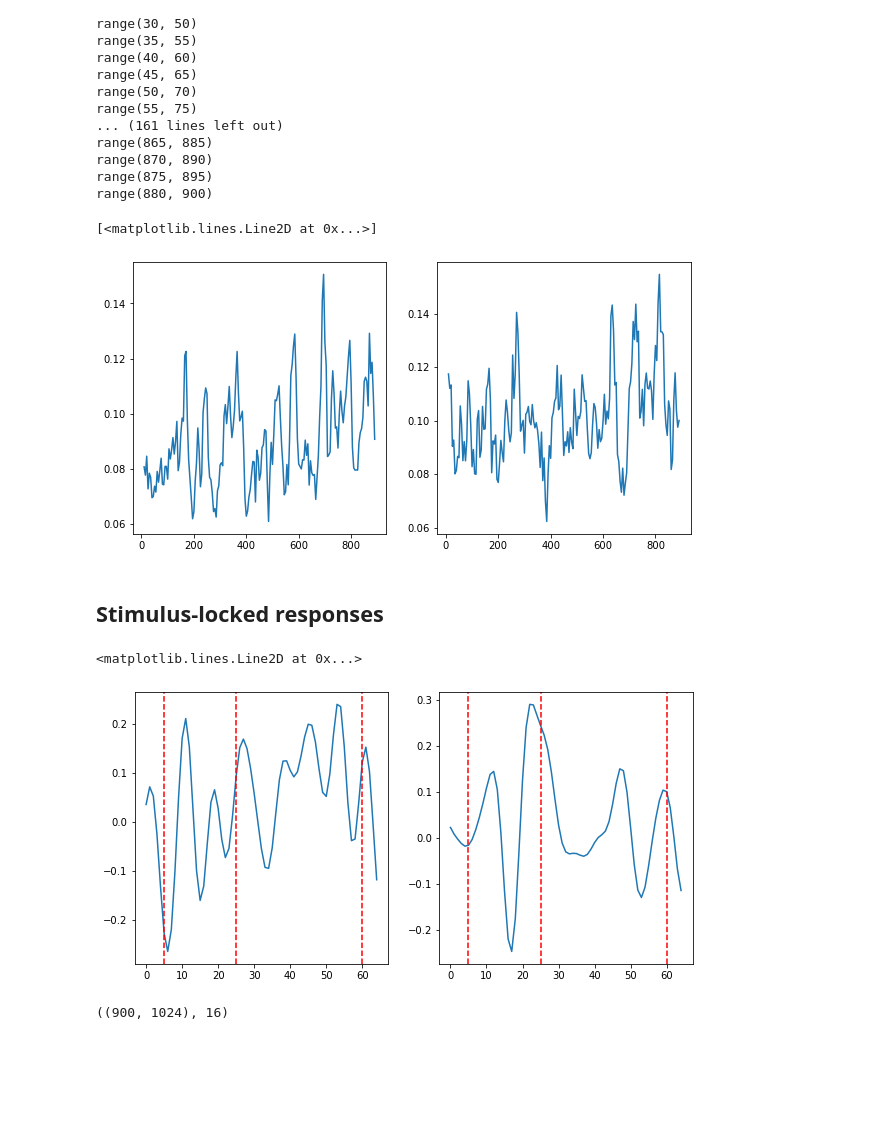
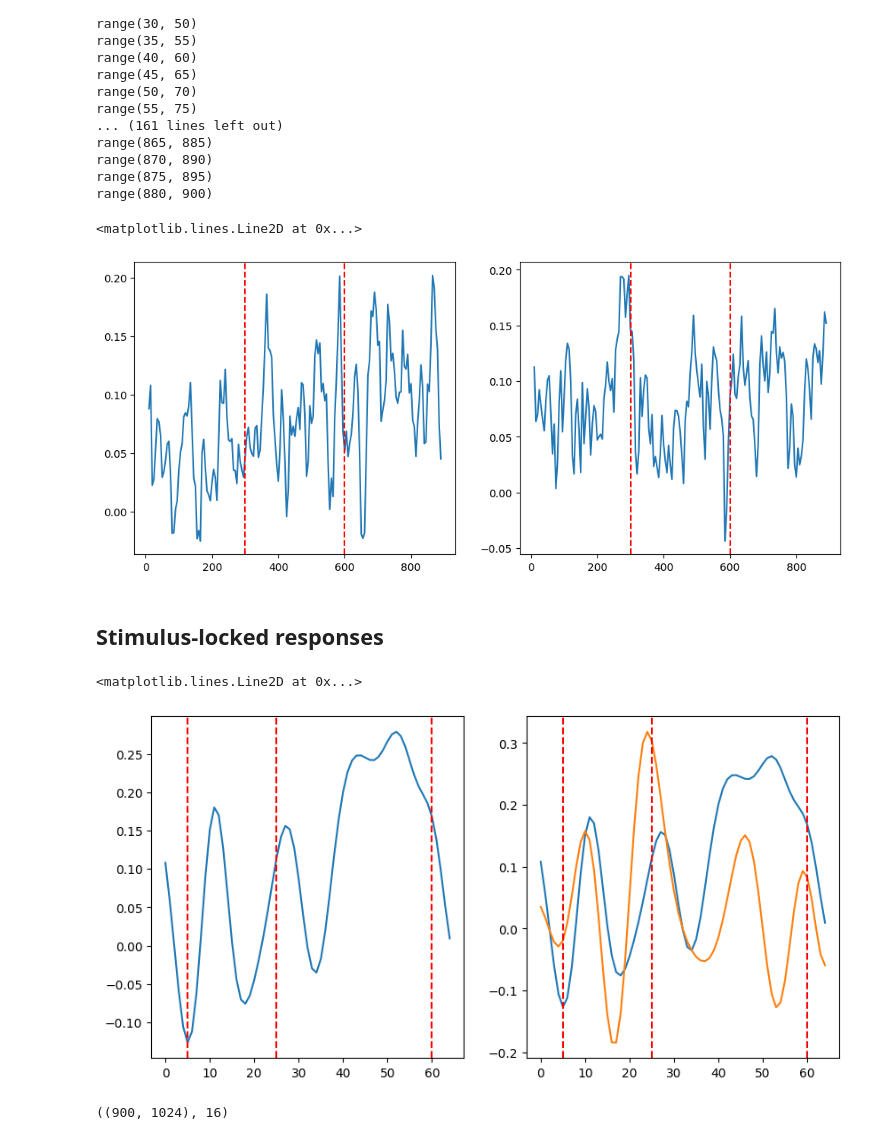
Before and after one commit to dmochow/fus, a Jupyter notebook: code/analyze_resampled_preprocessed_bold.ipynb, the cells around one changed output. Saved outputs shown, nothing was run; the diff lists cells and outputs as text; code cells hidden in the pictures; blank space fills up the shorter version.

```diff
--- a/code/analyze_resampled_preprocessed_bold.ipynb
+++ b/code/analyze_resampled_preprocessed_bold.ipynb
@@ -46,8 +46,8 @@ def load_and_prepare_data(bold_files, confounds_files, difumo_atlas):
     masker = input_data.NiftiMapsMasker(
         maps_img=difumo_atlas,
         standardize=True,
-        detrend=True,
-        low_pass=0.15,
+        detrend=False,
+        low_pass=0.1,
         high_pass=0.01,
         t_r=1.0,
         memory='nilearn_cache',  # Cache computations
@@ -67,7 +67,8 @@ def load_and_prepare_data(bold_files, confounds_files, difumo_atlas):
         # Select specific confound regressors
         selected_confounds = pd.concat([
             # Motion parameters and their derivatives/quadratic terms
-            confounds.filter(regex='^(trans|rot)_(x|y|z)($|_derivative1$|_power2$)'),
+            #confounds.filter(regex='^(trans|rot)_(x|y|z)($|_derivative1$|_power2$)'),
+            confounds.filter(regex='^(trans|rot)_(x|y|z)($|_derivative1$)'),
 
             # CompCor components
             #confounds.filter(regex='^[at]_comp_cor_\d+'),
@@ -711,15 +708,24 @@ range(870, 890)
 range(875, 895)
 range(880, 900)
 # %%
-#plt.plot(wincenters, np.mean( all_win_corrmat_active[:,133,:] , axis=-1 ), label='active')
+fig, ax = plt.subplots(1, 2, figsize=(12, 5))
+
+ax[0].plot(wincenters, np.mean( all_win_corrmat_active[:,133,:] , axis=-1 ), label='active')
+ax[0].axvline(300, color='r', linestyle='--')
+ax[0].axvline(600, color='r', linestyle='--')
+
+ax[1].plot(wincenters, np.mean( all_win_corrmat_sham[:,133,:] , axis=-1 ), label='sham')
+ax[1].axvline(300, color='r', linestyle='--')
+ax[1].axvline(600, color='r', linestyle='--')
+
 #plt.plot(wincenters, np.mean( all_win_corrmat_sham[:,133,:] , axis=-1 ), label='sham')
 
-fig, ax = plt.subplots(1,2, figsize=(10,5))
-ax[0].plot(wincenters, np.mean( all_win_corrmat_active , axis=(-2,-1) ), label='active')
-ax[1].plot(wincenters, np.mean(all_win_corrmat_sham, axis=(-2,-1)) , label='sham')
+#fig, ax = plt.subplots(1,2, figsize=(10,5))
+#ax[0].plot(wincenters, np.mean( all_win_corrmat_active , axis=(-2,-1) ), label='active')
+#ax[1].plot(wincenters, np.mean(all_win_corrmat_sham, axis=(-2,-1)) , label='sham')
 # %% [output]
-[<matplotlib.lines.Line2D at 0x...>]
+<matplotlib.lines.Line2D at 0x...>
-[figure, old version]
+[figure, new version]
 # %% [markdown]
 ## Stimulus-locked responses
 # %%
@@ -751,14 +758,14 @@ ax[0].axvline(pre_stim, color='r', linestyle='--')
 ax[0].axvline(pre_stim+20, color='r', linestyle='--')
 ax[0].axvline(post_stim, color='r', linestyle='--')
 
-#ax[1].plot(mu_sham[:, roi], label='sham')
+ax[1].plot(mu_sham[:, roi], label='sham')
 ax[1].plot(mu_active[:, roi], label='active')
 ax[1].axvline(pre_stim, color='r', linestyle='--')
 ax[1].axvline(pre_stim+20, color='r', linestyle='--')
 ax[1].axvline(post_stim, color='r', linestyle='--')
 # %% [output]
 <matplotlib.lines.Line2D at 0x...>
-[figure, old version]
+[figure, new version]
 # %%
 all_responses['active'].shape
 time_series['active'][0].shape, len(time_series['active'])
```
Also changed, not shown: parts of 29 cells of this notebook.
